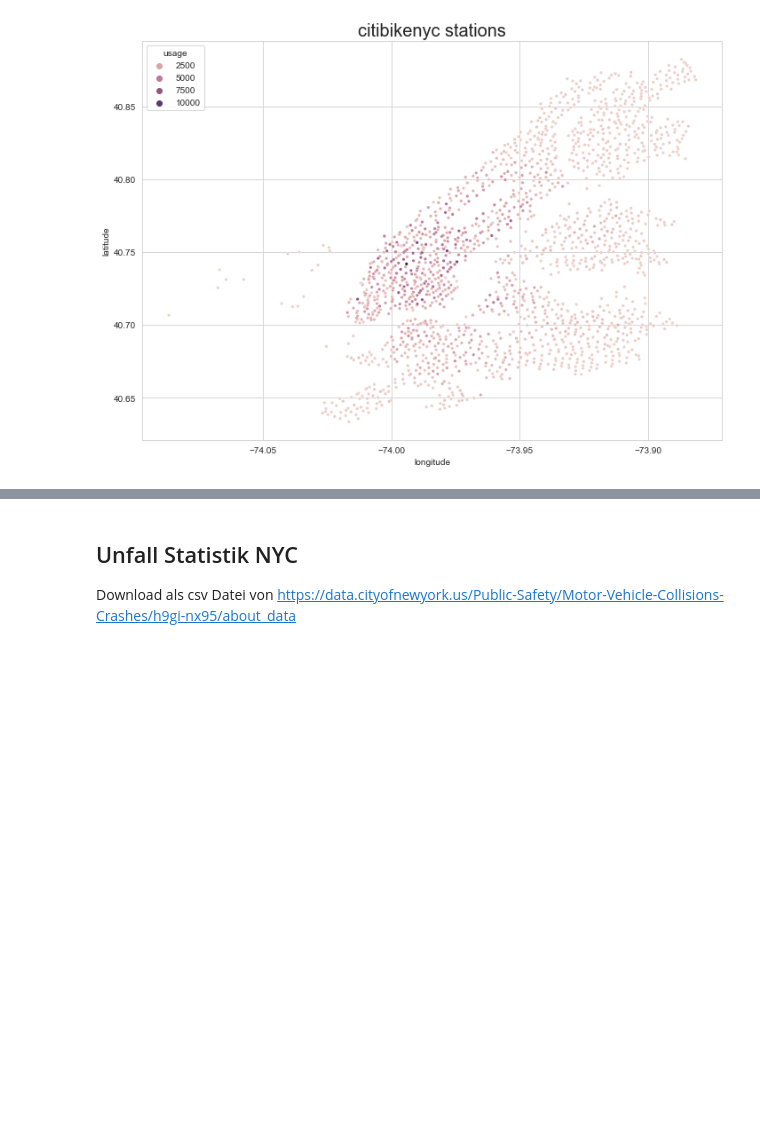
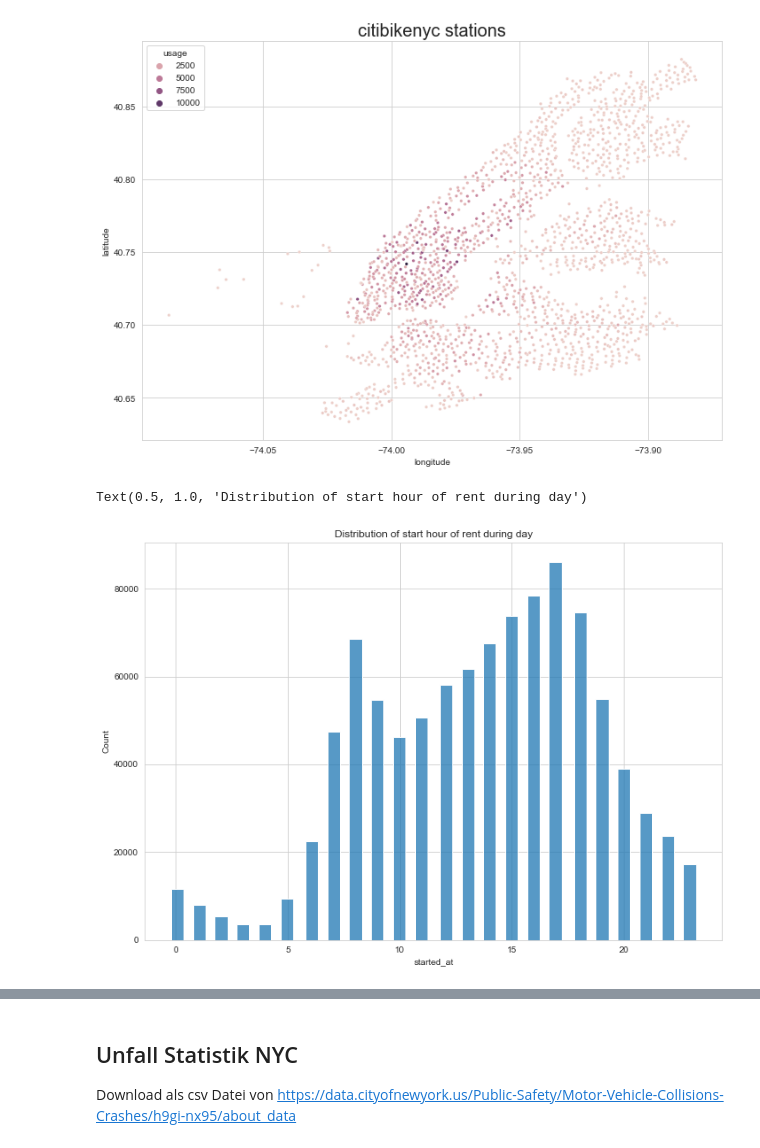
Before and after one commit to tobzac/challenge, a Jupyter notebook: 01_initial_checks.ipynb, the cells around one changed output, grey strips where cells are left out. Saved outputs shown, nothing was run; the diff lists cells and outputs as text; code cells hidden in the pictures; blank space fills up the shorter version.

Commit message:
add more plots for citibikenyc data and explore more NaNs etc. in vehicle collision data.

```diff
--- a/01_initial_checks.ipynb
+++ b/01_initial_checks.ipynb
@@ -85,7 +86,12 @@ test_table_bikes["started_at"] = pd.to_datetime(test_table_bikes["started_at"])
 test_table_bikes["duration"] = test_table_bikes["ended_at"] - test_table_bikes["started_at"]
 test_table_bikes["diff_lat"] = test_table_bikes["end_lat"] - test_table_bikes["start_lat"]
 test_table_bikes["diff_lng"] = test_table_bikes["end_lng"] - test_table_bikes["start_lng"]
-#test_table["direct_distance"] =
+
+# unter Verwendung von https://wiki.openstreetmap.org/wiki/DE:Genauigkeit_von_Koordinaten
+# 1 Längengrad Differenz entspricht auf Breite 40 Grad (NYC): 85118 Meter
+# 1 Breitengrad Differenz entspricht 111120 Meter
+test_table_bikes["direct_distance"] = np.sqrt(np.power(test_table_bikes["diff_lat"] * 111120, 2.0) + np.power(test_table_bikes["diff_lng"] * 85118, 2.0))
+
 
 test_table_bikes
 # %% [output]
@@ -267,0 +270,15 @@ df_coords
+# %%
+# Verteilung Ausleih Startzeiten/Endzeiten
+
+start_times = pd.DataFrame(test_table_bikes_cleaned["started_at"])
+end_times = pd.DataFrame(test_table_bikes_cleaned["ended_at"])
+
+times = pd.concat([start_times, end_times], axis=1)
+times["started_at"] = times["started_at"].dt.hour
+times["ended_at"] = times["ended_at"].dt.hour
+times
+
+sns.histplot(data=times, x="started_at", shrink = 4).set_title("Distribution of start hour of rent during day")
+# %% [output]
+Text(0.5, 1.0, 'Distribution of start hour of rent during day')
+[figure, added]
```
Also changed, not shown: parts of 18 cells of this notebook, 3 other files.
